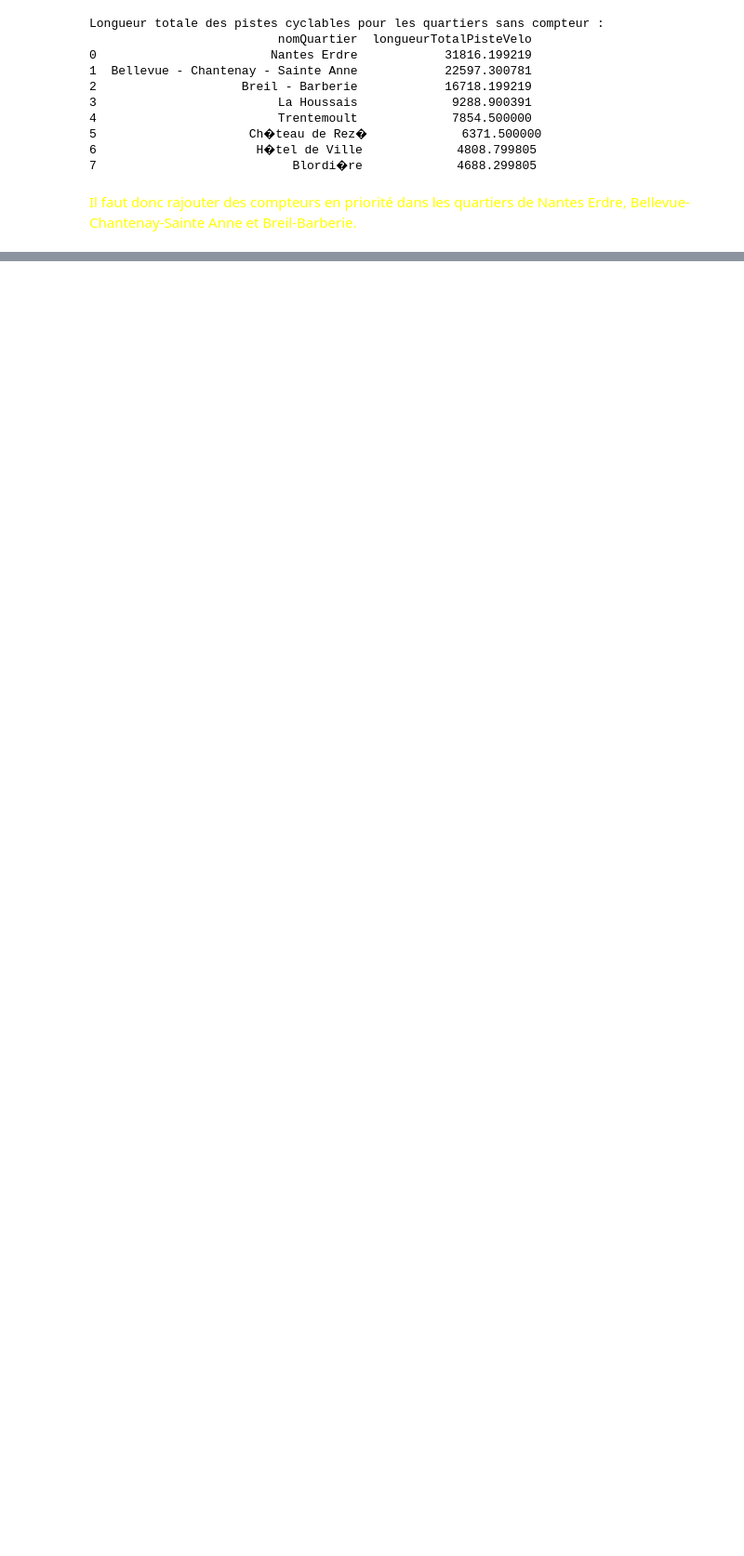
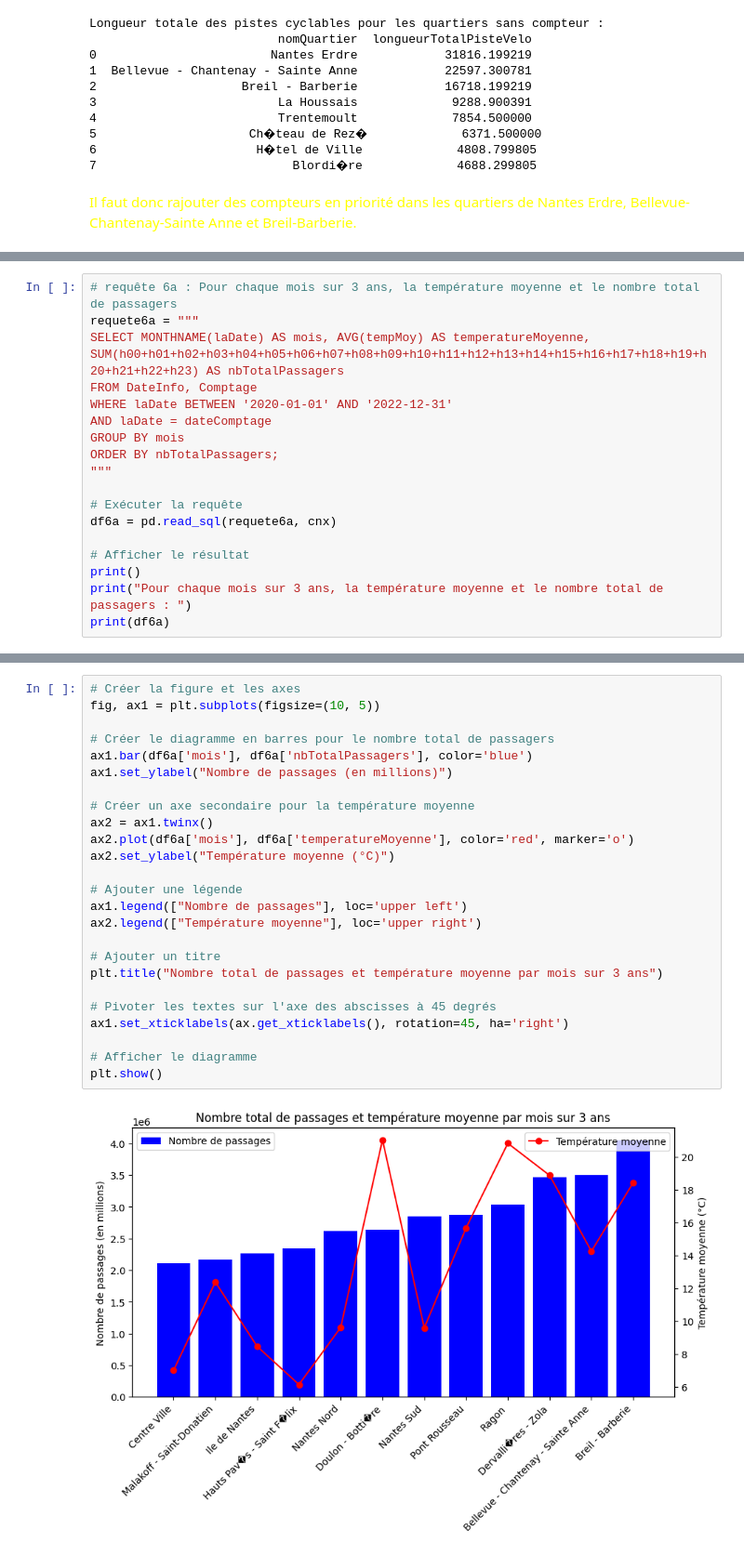
Before and after one commit to EDM115/SAE-Velos-Nantes, a Jupyter notebook: 4 - Stats/Statistiques.ipynb, the cells around one changed output, grey strips where cells are left out. Shown at 93% size. Drawn from its saved outputs; the diff is of its cells as text; blank space fills up the shorter version.

```diff
--- a/4 - Stats/Statistiques.ipynb
+++ b/4 - Stats/Statistiques.ipynb
@@ -348,0 +439,18 @@ Longueur totale des pistes cyclables pour les quartiers sans compteur :
+# %%
+# requête 6a : Pour chaque mois sur 3 ans, la température moyenne et le nombre total de passagers
+requete6a = """
+SELECT MONTHNAME(laDate) AS mois, AVG(tempMoy) AS temperatureMoyenne, SUM(h00+h01+h02+h03+h04+h05+h06+h07+h08+h09+h10+h11+h12+h13+h14+h15+h16+h17+h18+h19+h20+h21+h22+h23) AS nbTotalPassagers
+FROM DateInfo, Comptage
+WHERE laDate BETWEEN '2020-01-01' AND '2022-12-31'
+AND laDate = dateComptage
+GROUP BY mois
+ORDER BY nbTotalPassagers;
+"""
+
+# Exécuter la requête
+df6a = pd.read_sql(requete6a, cnx)
+
+# Afficher le résultat
+print()
+print("Pour chaque mois sur 3 ans, la température moyenne et le nombre total de passagers : ")
+print(df6a)
@@ -348,0 +474,27 @@ Longueur totale des pistes cyclables pour les quartiers sans compteur :
+# %%
+# Créer la figure et les axes
+fig, ax1 = plt.subplots(figsize=(10, 5))
+
+# Créer le diagramme en barres pour le nombre total de passagers
+ax1.bar(df6a['mois'], df6a['nbTotalPassagers'], color='blue')
+ax1.set_ylabel("Nombre de passages (en millions)")
+
+# Créer un axe secondaire pour la température moyenne
+ax2 = ax1.twinx()
+ax2.plot(df6a['mois'], df6a['temperatureMoyenne'], color='red', marker='o')
+ax2.set_ylabel("Température moyenne (°C)")
+
+# Ajouter une légende
+ax1.legend(["Nombre de passages"], loc='upper left')
+ax2.legend(["Température moyenne"], loc='upper right')
+
+# Ajouter un titre
+plt.title("Nombre total de passages et température moyenne par mois sur 3 ans")
+
+# Pivoter les textes sur l'axe des abscisses à 45 degrés
+ax1.set_xticklabels(ax.get_xticklabels(), rotation=45, ha='right')
+
+# Afficher le diagramme
+plt.show()
+# %% [output]
+[figure, added]
```
Also changed, not shown: parts of 34 cells of this notebook.
